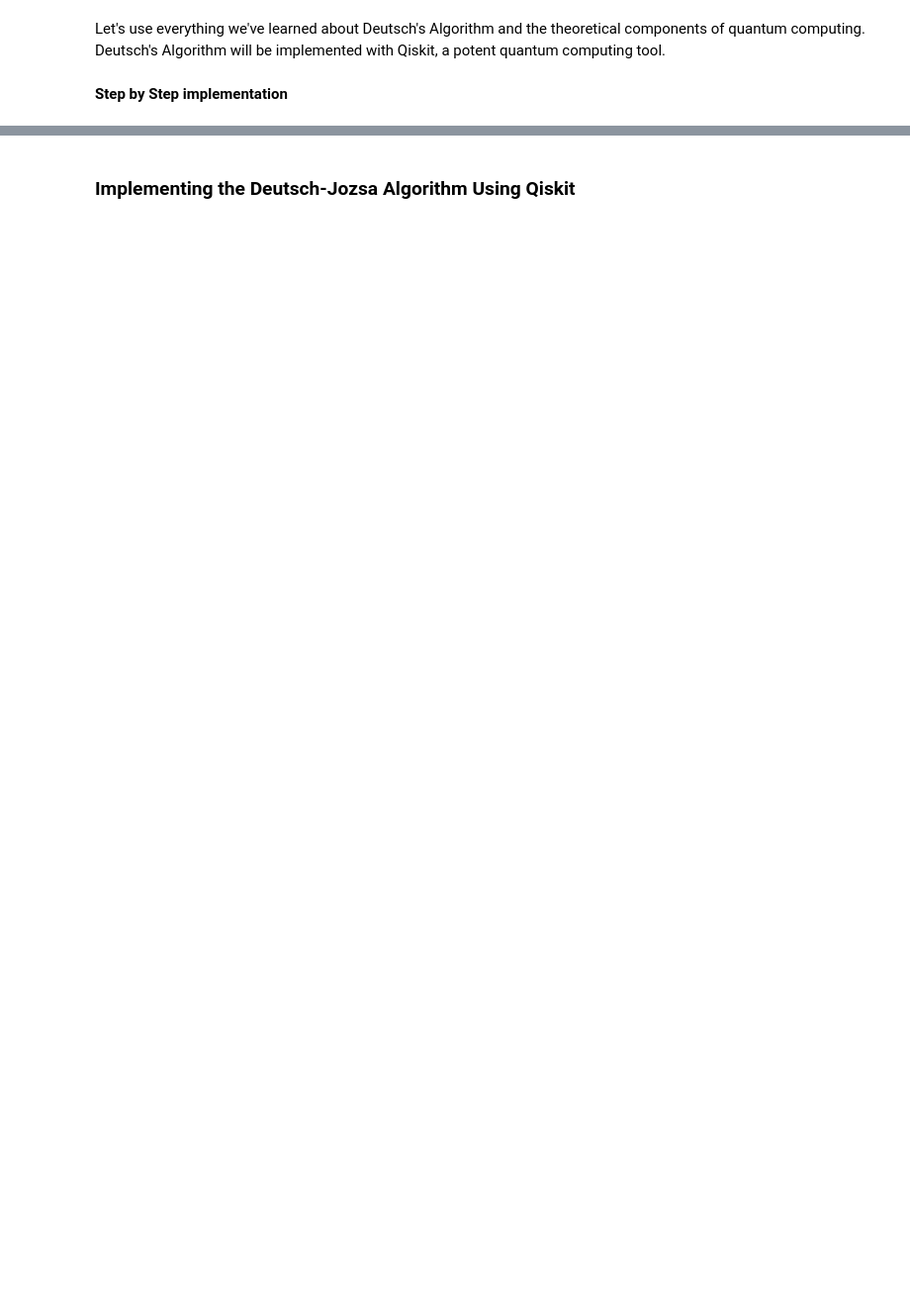
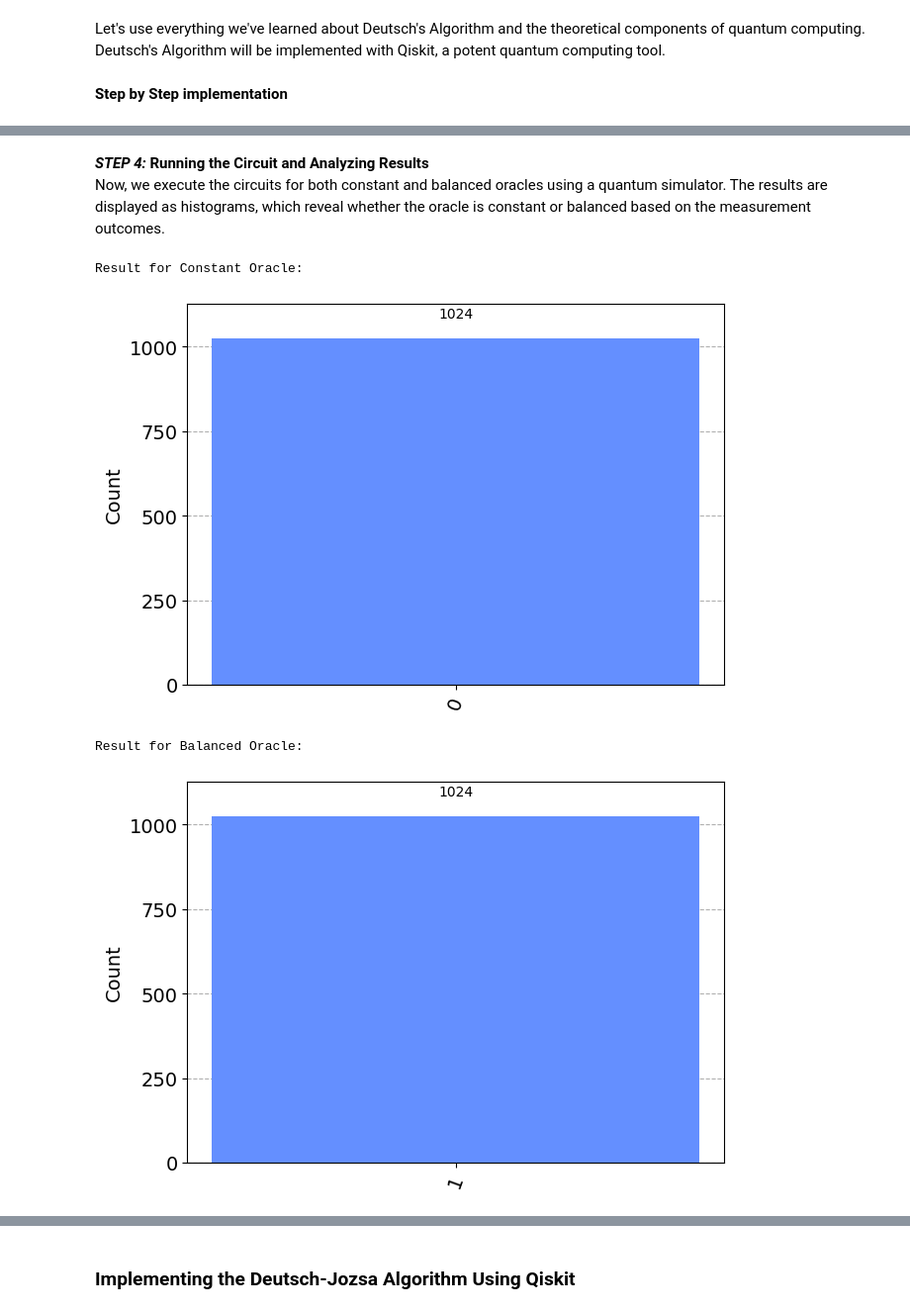
Before and after one commit to RazzaNoonan/EmergingTechnologies, a Jupyter notebook: project.ipynb, the cells around one changed output, grey strips where cells are left out. Shown at 99% size. Drawn from its saved outputs; the diff is of its cells as text; code cells hidden in the pictures; blank space fills up the shorter version.

```diff
--- a/project.ipynb
+++ b/project.ipynb
@@ -159,6 +144,0 @@ _STEP 3_: Implementing the Oracle
-# %%
-# Example of a balanced oracle using CNOT gate
-deutsch_circuit.cx(0, 1);
-
-# Uncomment the following line for a constant oracle example
-# deutsch_circuit.id(0);
@@ -167,4 +144,0 @@ _STEP 4:_ Completing the Circuit
-# %%
-# Applying Hadamard gate to the first qubit and measuring
-deutsch_circuit.h(0)
-deutsch_circuit.measure(0, 0);
@@ -205,0 +201,22 @@ Implementing Deutsch's Algorithm provides practical insights into the power of q
+# %% [markdown]
+**_STEP 4:_ Running the Circuit and Analyzing Results** <br>
+Now, we execute the circuits for both constant and balanced oracles using a quantum simulator. The results are displayed as histograms, which reveal whether the oracle is constant or balanced based on the measurement outcomes.
+# %%
+backend = Aer.get_backend('qasm_simulator')
+
+# Execute Constant Oracle Circuit
+result_constant = execute(constant_circuit, backend, shots=1024).result()
+counts_constant = result_constant.get_counts()
+print("Result for Constant Oracle:")
+display(plot_histogram(counts_constant))
+
+# Execute Balanced Oracle Circuit
+result_balanced = execute(balanced_circuit, backend, shots=1024).result()
+counts_balanced = result_balanced.get_counts()
+print("Result for Balanced Oracle:")
+display(plot_histogram(counts_balanced))
+# %% [output]
+Result for Constant Oracle:
+[figure, added]
+Result for Balanced Oracle:
+[figure, added]
```
Also changed, not shown: parts of 52 cells of this notebook, 1 other file.
